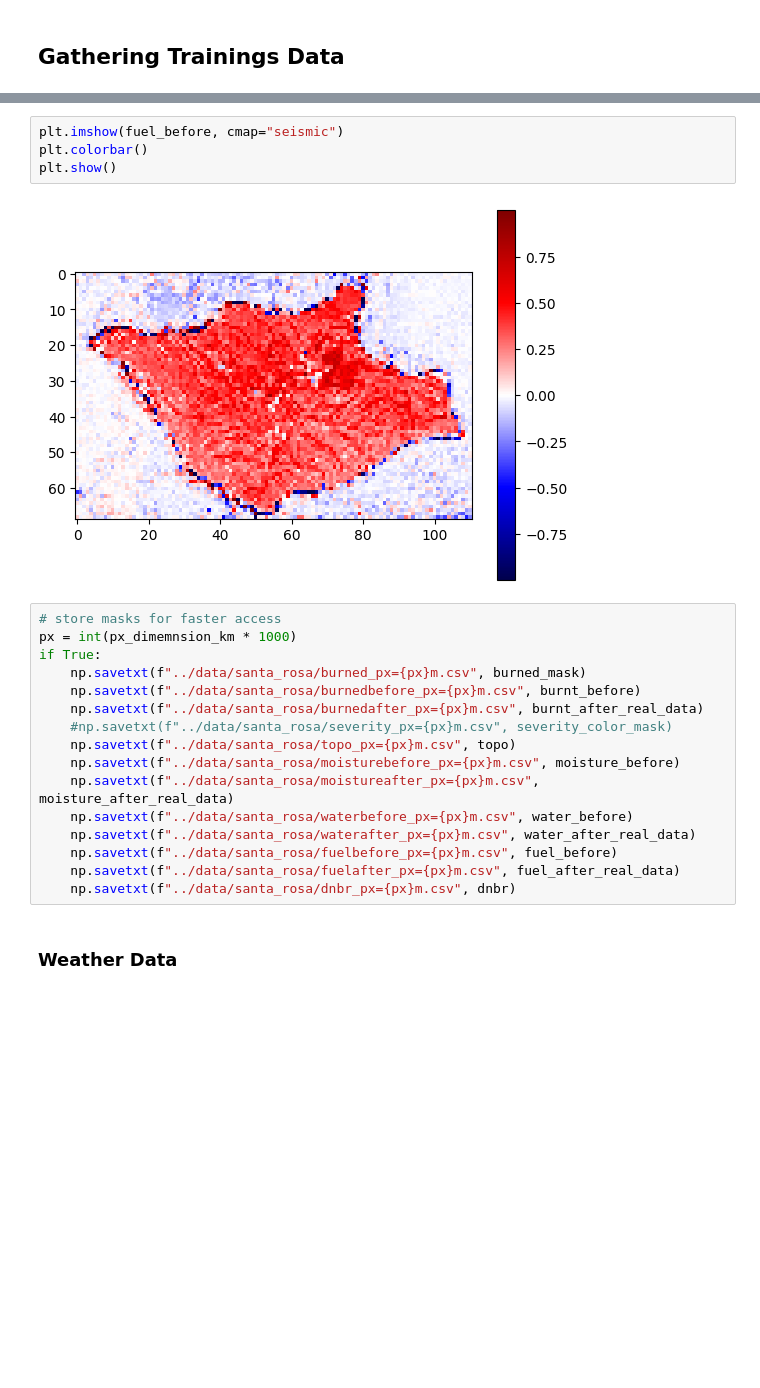
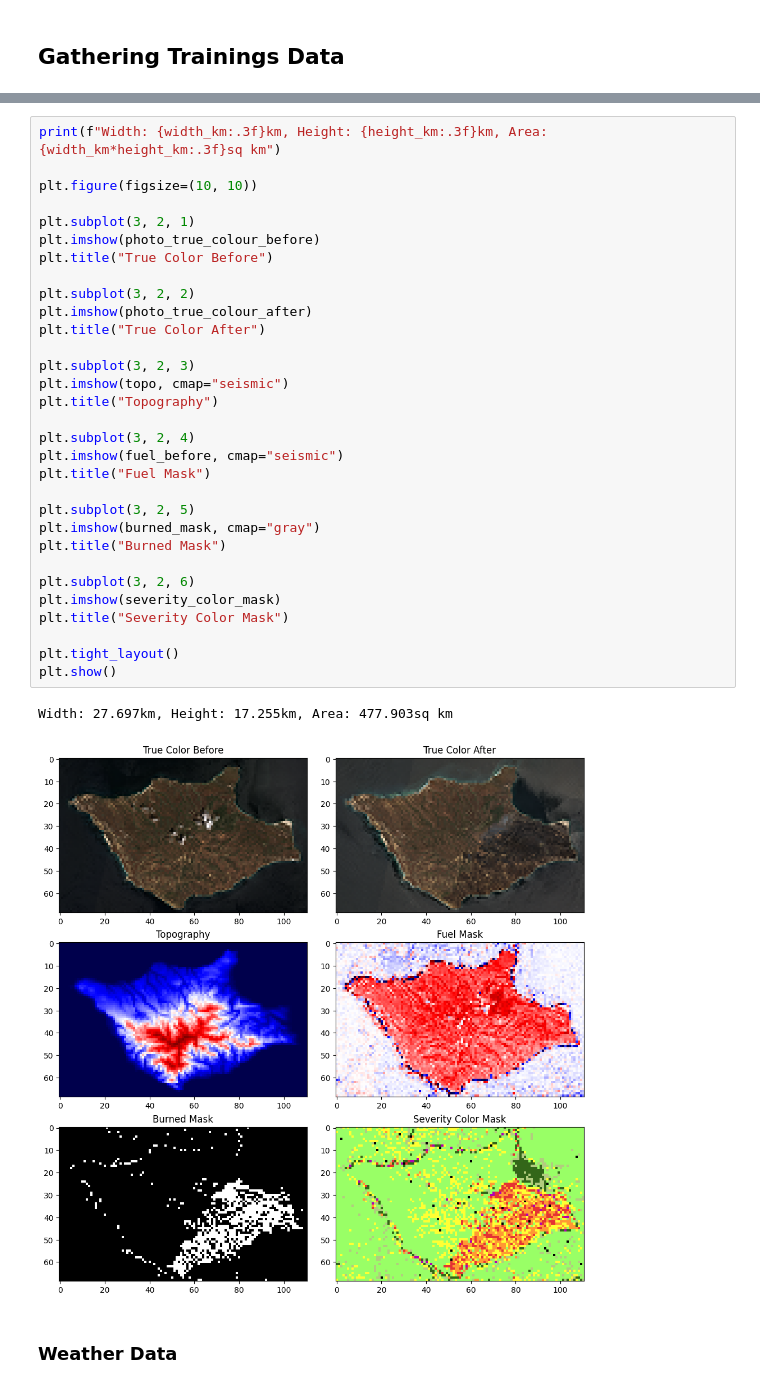
Before and after one commit to claraelisabeth/Adv_Modelling_and_Simulation, a Jupyter notebook: notebooks/optimization_santa_rosa.ipynb, the cells around one changed output, grey strips where cells are left out. Cells and saved outputs as stored; diff of their text form; blank space fills up the shorter version.

```diff
--- a/notebooks/optimization_santa_rosa.ipynb
+++ b/notebooks/optimization_santa_rosa.ipynb
@@ -114,25 +84,37 @@ plt.show()
-# %%
-plt.imshow(fuel_before, cmap="seismic")
-plt.colorbar()
-plt.show()
-# %% [output]
-[figure, removed]
-# %%
-# store masks for faster access
-px = int(px_dimemnsion_km * 1000)
-if True:
-    np.savetxt(f"../data/santa_rosa/burned_px={px}m.csv", burned_mask)
-    np.savetxt(f"../data/santa_rosa/burnedbefore_px={px}m.csv", burnt_before)
-    np.savetxt(f"../data/santa_rosa/burnedafter_px={px}m.csv", burnt_after_real_data)
-    #np.savetxt(f"../data/santa_rosa/severity_px={px}m.csv", severity_color_mask)
-    np.savetxt(f"../data/santa_rosa/topo_px={px}m.csv", topo)
-    np.savetxt(f"../data/santa_rosa/moisturebefore_px={px}m.csv", moisture_before)
-    np.savetxt(f"../data/santa_rosa/moistureafter_px={px}m.csv", moisture_after_real_data)
-    np.savetxt(f"../data/santa_rosa/waterbefore_px={px}m.csv", water_before)
-    np.savetxt(f"../data/santa_rosa/waterafter_px={px}m.csv", water_after_real_data)
-    np.savetxt(f"../data/santa_rosa/fuelbefore_px={px}m.csv", fuel_before)
-    np.savetxt(f"../data/santa_rosa/fuelafter_px={px}m.csv", fuel_after_real_data)
-    np.savetxt(f"../data/santa_rosa/dnbr_px={px}m.csv", dnbr)
+# %%
+print(f"Width: {width_km:.3f}km, Height: {height_km:.3f}km, Area: {width_km*height_km:.3f}sq km")
+
+plt.figure(figsize=(10, 10))
+
+plt.subplot(3, 2, 1)
+plt.imshow(photo_true_colour_before)
+plt.title("True Color Before")
+
+plt.subplot(3, 2, 2)
+plt.imshow(photo_true_colour_after)
+plt.title("True Color After")
+
+plt.subplot(3, 2, 3)
+plt.imshow(topo, cmap="seismic")
+plt.title("Topography")
+
+plt.subplot(3, 2, 4)
+plt.imshow(fuel_before, cmap="seismic")
+plt.title("Fuel Mask")
+
+plt.subplot(3, 2, 5)
+plt.imshow(burned_mask, cmap="gray")
+plt.title("Burned Mask")
+
+plt.subplot(3, 2, 6)
+plt.imshow(severity_color_mask)
+plt.title("Severity Color Mask")
+
+plt.tight_layout()
+plt.show()
+# %% [output]
+Width: 27.697km, Height: 17.255km, Area: 477.903sq km
+[figure, added]
 # %% [markdown]
 ### Weather Data
 # %%
```
Also changed, not shown: parts of 15 cells of this notebook, 1 other file.
